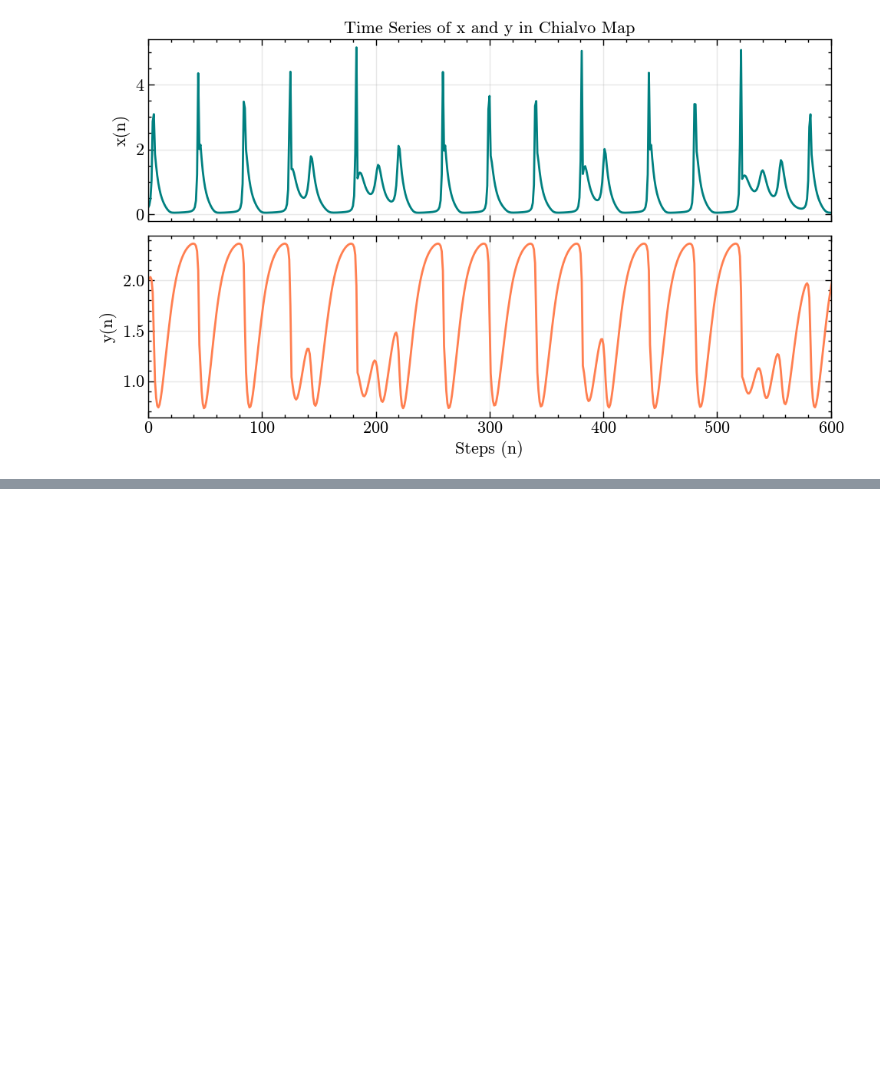
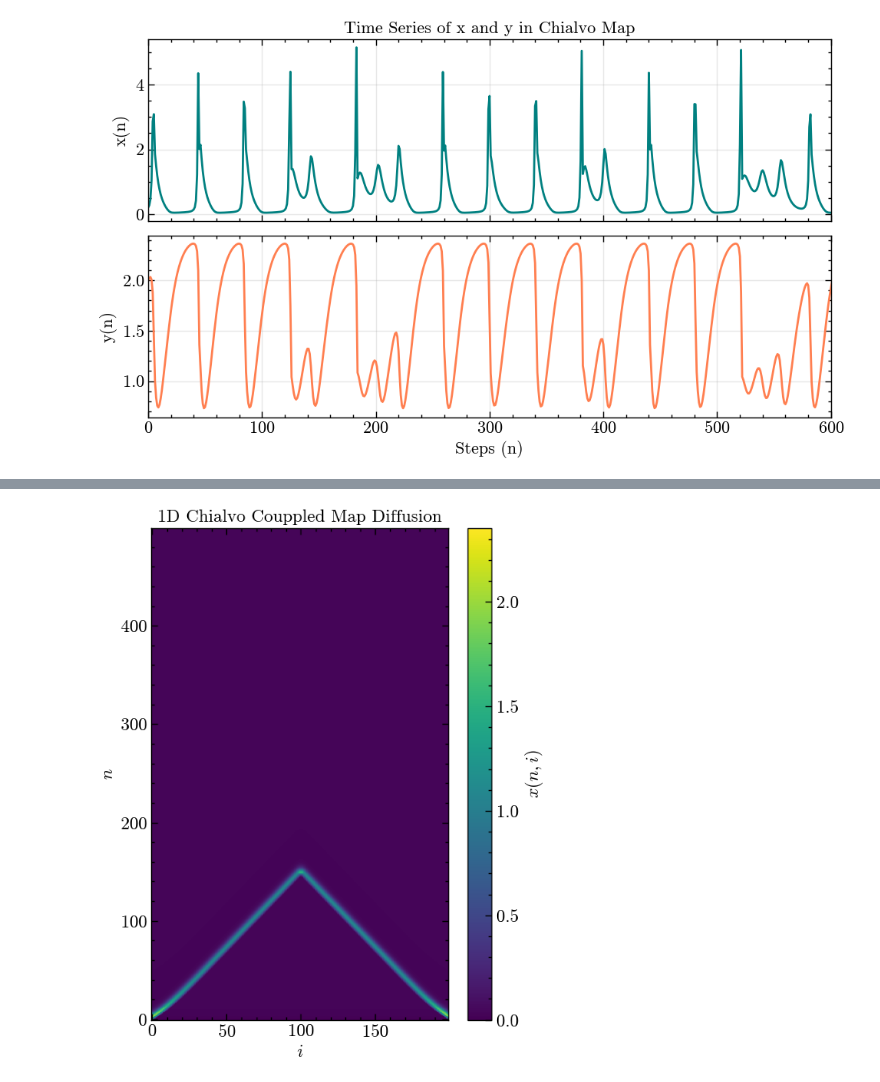
Before and after one commit to alanPalma25/complex_systems, a Jupyter notebook: final_project/chialvo_map.ipynb, the cells around one changed output, grey strips where cells are left out. Drawn from its saved outputs; the diff is of its cells as text; code cells hidden in the pictures; blank space fills up the shorter version.

Commit message:
Update Chialvo Map nb

```diff
--- a/final_project/chialvo_map.ipynb
+++ b/final_project/chialvo_map.ipynb
@@ -922,0 +1004,25 @@ plt.show()
+# %%
+# Define parameters for diffusion simulation
+L_f11 = 200
+a_f11 = 0.89
+b_f11 = 0.6
+c_f11 = 0.28
+k_f11 = 0.02
+T_f11 = 500
+
+diff_1D_f11 = Diffusion1DChialvo(L=L_f11, d=0.4, a=a_f11, b=b_f11, c=c_f11, k=k_f11, T=T_f11)
+# Initial condition: small perturbation at the beginning of the lattice
+x0_f11 = np.zeros(L_f11)
+x0_f11[0] = 1.1  # Small perturbation
+trajectory_diff_f11 = diff_1D_f11.run(x0=x0_f11)
+# %%
+# Cmap of the diffusion process
+plt.figure(figsize=(6, 8))
+plt.imshow(trajectory_diff_f11, aspect='auto', cmap='viridis', origin='lower')
+plt.colorbar(label=r'$x(n,i)$')
+plt.xlabel(r'$i$')
+plt.ylabel(r'$n$')
+plt.title('1D Chialvo Couppled Map Diffusion')
+plt.show()
+# %% [output]
+[figure, added]
```
Also changed, not shown: parts of 11 cells of this notebook.
